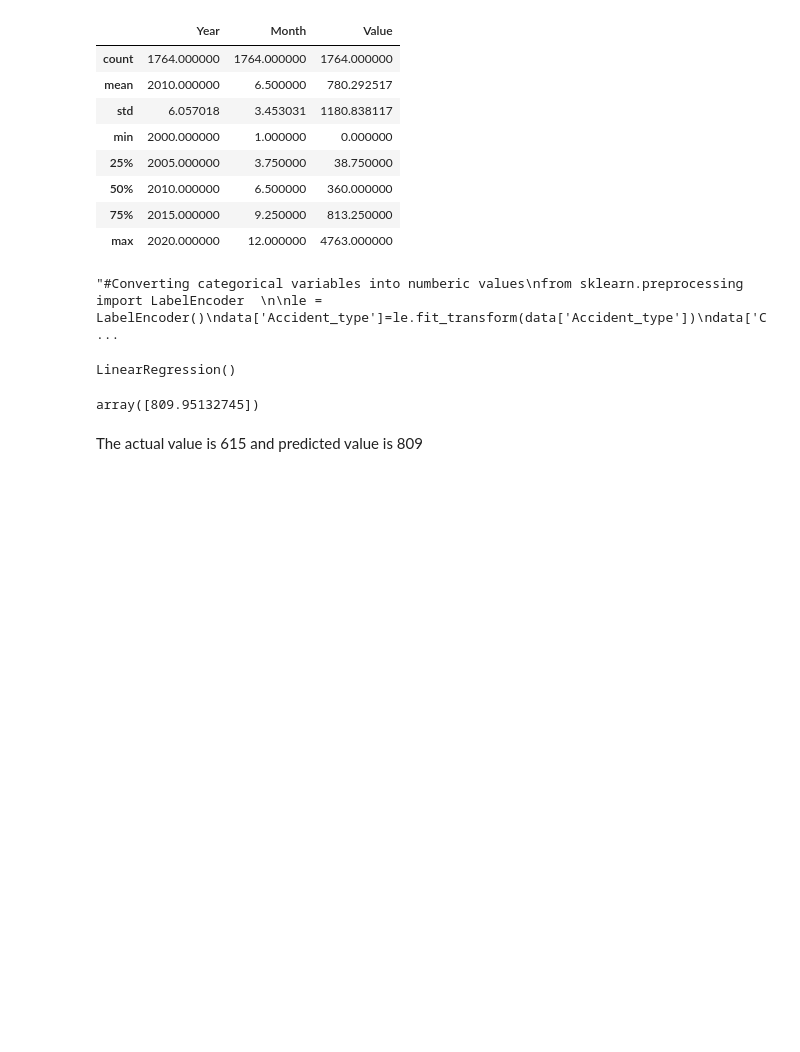
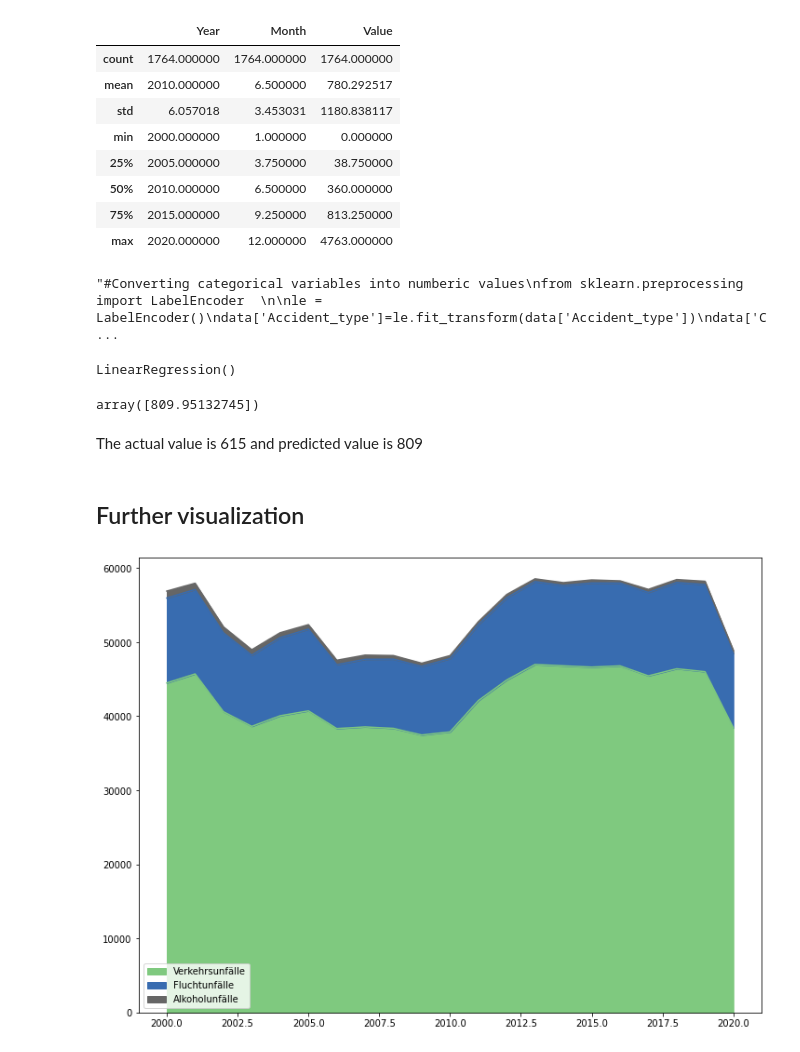
Before and after one commit to khilesh007/DPS-Challenge, a Jupyter notebook: Training.ipynb, the cells around one changed output. Drawn from its saved outputs; the diff is of its cells as text; code cells hidden in the pictures; blank space fills up the shorter version.

```diff
--- a/Training.ipynb
+++ b/Training.ipynb
@@ -191,3 +191,58 @@ The actual value is 615 and predicted value is 809
 # %%
 # Saving the model
 pickle.dump(LR, open('model.pkl','wb'))
+# %% [markdown]
+## Further visualization
+# %%
+data_df_visual = pd.read_csv("https://opendata.muenchen.de/dataset/5e73a82b-7cfb-40cc-9b30-45fe5a3fa24e/resource/40094bd6-f82d-4979-949b-26c8dc00b9a7/download/220511_monatszahlenmonatszahlen2204_verkehrsunfaelle.csv")
+# %%
+#Selecting only important columns
+features = ['MONATSZAHL', 'AUSPRAEGUNG', 'JAHR', 'MONAT', 'WERT']
+
+#Make the data only the important columns
+data_df_visual = data_df_visual[features]
+
+# Rename the columns we will be working on
+data_df_visual = data_df_visual.rename( columns = {
+    'MONATSZAHL' : 'Category',
+    'AUSPRAEGUNG': 'Accident_Type',
+    'JAHR'       : 'Year',
+    'MONAT'      : 'Month',
+    'WERT'       : 'Value'
+})
+# %%
+# Data Visualization
+
+accidents = data_df_visual[data_df_visual['Year'] < 2021]
+
+Verkehrsunfälle = accidents[(
+    (accidents['Category'] == 'Verkehrsunfälle') &
+    (accidents['Month'] == 'Summe') &
+    (accidents['Accident_Type'] == 'insgesamt')
+    )]
+Fluchtunfälle = accidents[(
+    (accidents['Category'] == 'Fluchtunfälle') &
+    (accidents['Month'] == 'Summe') &
+    (accidents['Accident_Type'] == 'insgesamt')
+    )]
+Alkoholunfälle = accidents[(
+    (accidents['Category'] == 'Alkoholunfälle') &
+    (accidents['Month'] == 'Summe') &
+    (accidents['Accident_Type'] == 'insgesamt')
+    )]
+
+years = [i for i in range(2000, 2021)]
+years.sort(reverse=True)
+
+accidents_category = pd.DataFrame({
+        "Verkehrsunfälle": Verkehrsunfälle['Value'].to_numpy(),
+        "Fluchtunfälle": Fluchtunfälle['Value'].to_numpy(),
+        "Alkoholunfälle": Alkoholunfälle['Value'].to_numpy()
+    },
+    index= years
+)
+
+accidents_category.plot(kind='area',colormap='Accent',)
+plt.gcf().set_size_inches(12,9)
+# %% [output]
+[figure, added]
```
Also changed, not shown: parts of 3 cells of this notebook.
